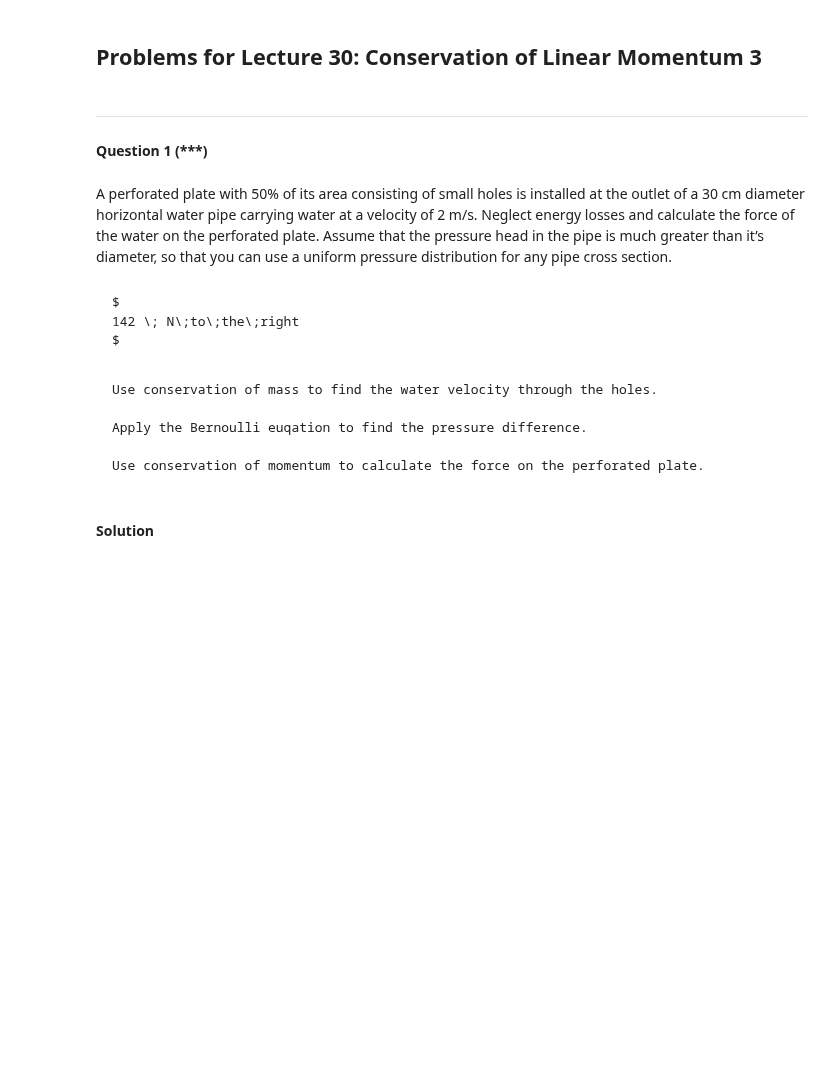
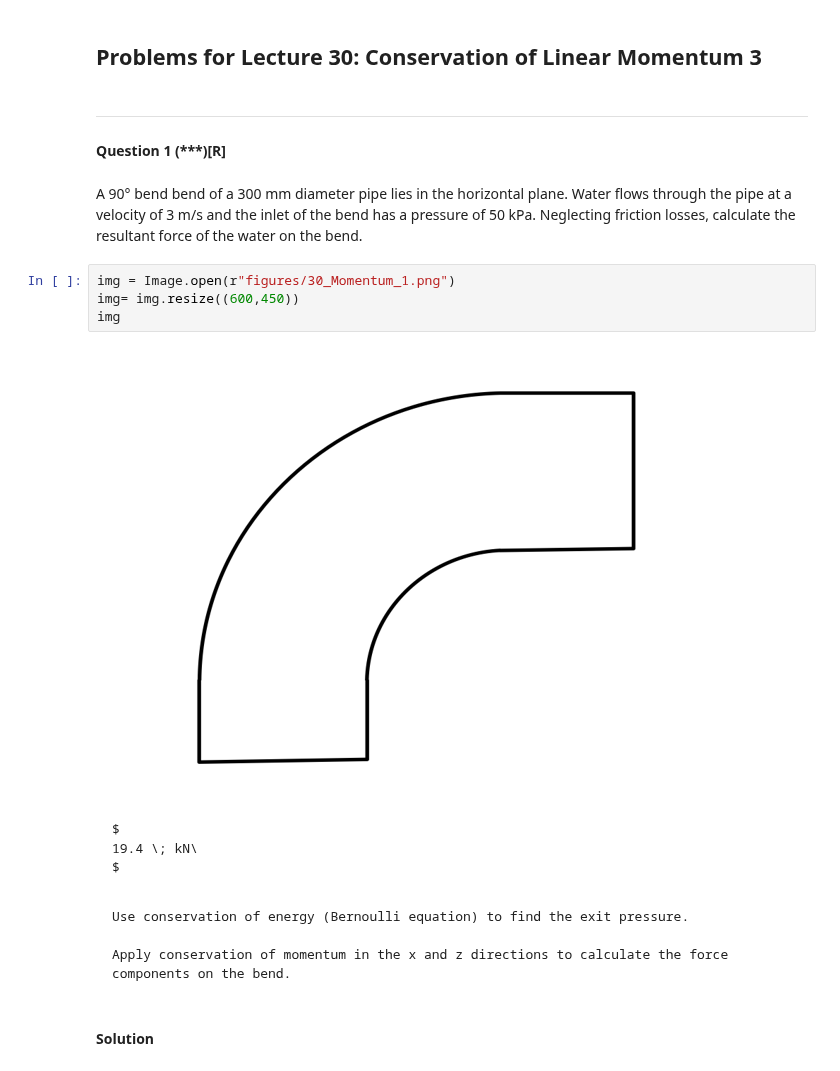
Before and after one commit to Maria9925/CIVIL_202_25, a Jupyter notebook: _sources/Module5ConservationofMomentum_Sol.ipynb, the cells around one changed output. Saved outputs shown, nothing was run; the diff lists cells and outputs as text; blank space fills up the shorter version.

````diff
--- a/_sources/Module5ConservationofMomentum_Sol.ipynb
+++ b/_sources/Module5ConservationofMomentum_Sol.ipynb
@@ -624,22 +628,26 @@ Assuming the same pressure at the larger section in both cases, as given, fricti
 ## Problems for Lecture 30: Conservation of Linear Momentum 3
 # %% [markdown]
 ---
-#### Question 1 (***)
+#### Question 1 (***)[R]
-# %% [markdown]
-A perforated plate with 50% of its area consisting of small holes is installed at the outlet of a 30 cm diameter horizontal water pipe carrying water at a velocity of 2 m/s. Neglect energy losses and calculate the force of the water on the perforated plate. Assume that the pressure head in the pipe is much greater than it’s diameter, so that you can use a uniform pressure distribution for any pipe cross section.
-# %% [markdown]
-```{dropdown} Answer
-$
-142 \; N\;to\;the\;right
-$
-```
+# %% [markdown]
+A 90° bend bend of a 300 mm diameter pipe lies in the horizontal plane. Water flows through the pipe  at a velocity of 3 m/s and the inlet of the bend has a pressure of 50 kPa.  Neglecting friction losses, calculate the resultant force of the water on the bend.
+# %%
+img = Image.open(r"figures/30_Momentum_1.png")
+img= img.resize((600,450))
+img
+# %% [output]
+[figure, added]
+# %% [markdown]
+```{dropdown} Answer
+$
+19.4 \; kN\
+$
+```
 # %% [markdown]
 ```{Dropdown} Hint
-Use conservation of mass to find the water velocity through the holes.
+Use conservation of energy (Bernoulli equation) to find the exit pressure.
 
-Apply the Bernoulli euqation to find the pressure difference.
-
-Use conservation of momentum to calculate the force on the perforated plate.
+Apply conservation of momentum in the x and z directions to calculate the force components on the bend.
 
 ```
 # %% [markdown]
````
Also changed, not shown: parts of 92 cells of this notebook, 15 other files.
